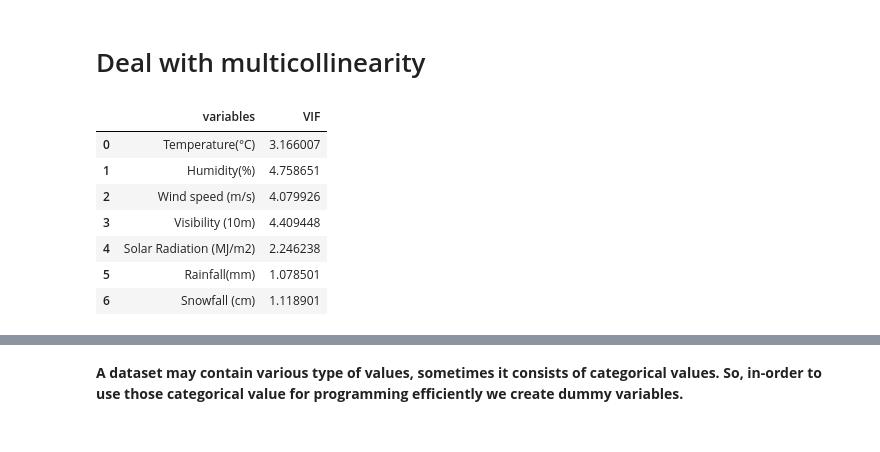
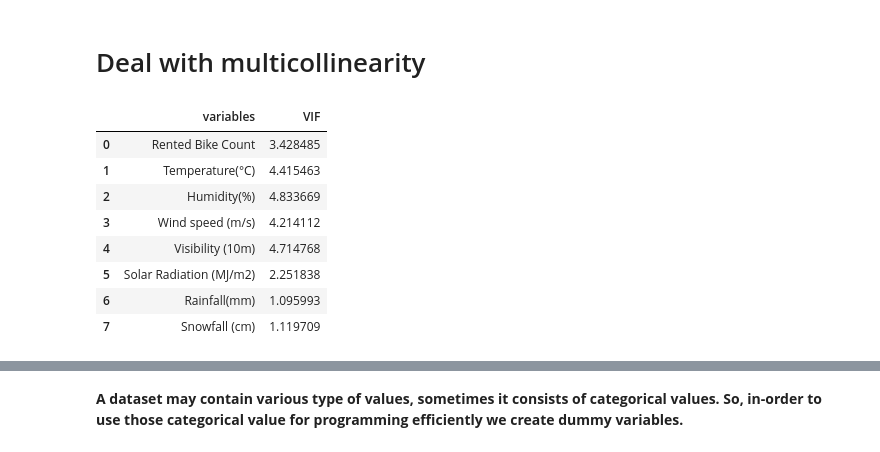
Before and after one commit to Bhoomikadayal/casptone-project---2-Regression, a Jupyter notebook: Bike_Sharing_Demand_Remake.ipynb, the cells around one changed output, grey strips where cells are left out. Saved outputs shown, nothing was run; the diff lists cells and outputs as text; code cells hidden in the pictures.

```diff
--- a/Bike_Sharing_Demand_Remake.ipynb
+++ b/Bike_Sharing_Demand_Remake.ipynb
@@ -668,13 +659,14 @@ def calc_vif(X):
 # %%
 # multicollinearity result.
 
-calc_vif(df[[i for i in df.describe().columns if i not in ['Rented Bike Count',"date"]]])
+calc_vif(df[[i for i in df.describe().columns if i not in []]])
 # %% [output]
 |  | variables | VIF |
-| 0 | Temperature(°C) | 3.166007 |
-| 1 | Humidity(%) | 4.758651 |
-| 2 | Wind speed (m/s) | 4.079926 |
-| 3 | Visibility (10m) | 4.409448 |
-| 4 | Solar Radiation (MJ/m2) | 2.246238 |
-| 5 | Rainfall(mm) | 1.078501 |
-| 6 | Snowfall (cm) | 1.118901 |
+| 0 | Rented Bike Count | 3.428485 |
+| 1 | Temperature(°C) | 4.415463 |
+| 2 | Humidity(%) | 4.833669 |
+| 3 | Wind speed (m/s) | 4.214112 |
+| 4 | Visibility (10m) | 4.714768 |
+| 5 | Solar Radiation (MJ/m2) | 2.251838 |
+| 6 | Rainfall(mm) | 1.095993 |
+| 7 | Snowfall (cm) | 1.119709 |
```
Also changed, not shown: parts of 65 cells of this notebook.
